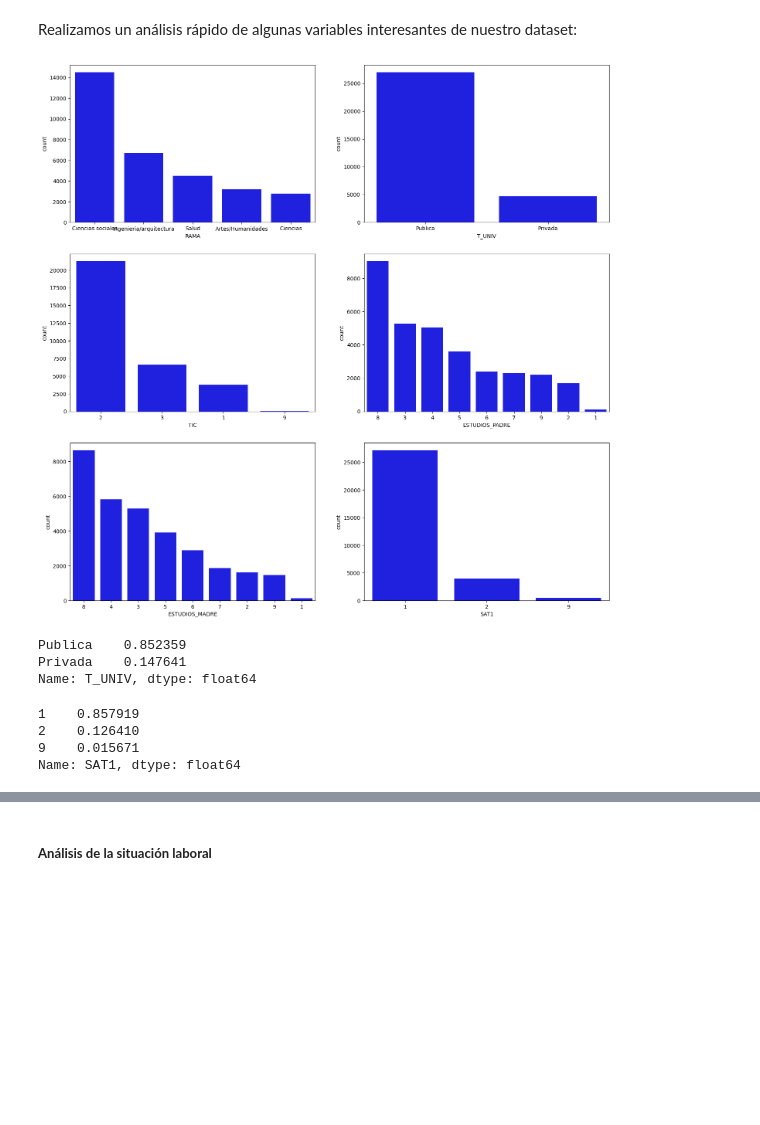
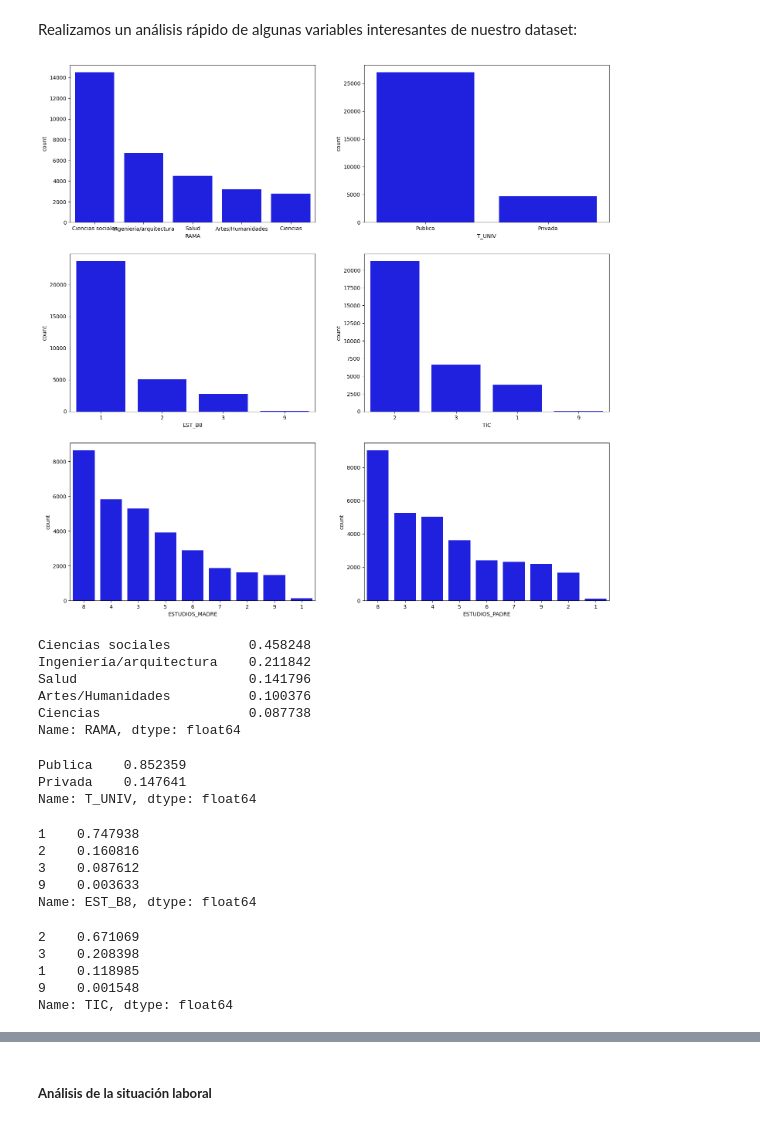
Before and after one commit to BeatrizGD/Students-Employability-Exploratory-Data-Analysis, a Jupyter notebook: src/main.ipynb, the cells around one changed output, grey strips where cells are left out. Cells and saved outputs as stored; diff of their text form; code cells hidden in the pictures; blank space fills up the shorter version.

```diff
--- a/src/main.ipynb
+++ b/src/main.ipynb
@@ -84,7 +84,7 @@ students= students[['IDENT','SEXO','EDAD','NACIO','TITU','RAMA','AMBITO','T_UNIV
                   'IDIOMA2','NIV_ID2','TIPOACREIDI2','TRBPRN1','TRBPRN2','TRINAC_D4',
                   'TRINAC_D5','TRINAC_D6','TRPARA_D5','TRPARA_D6','TRAC_D9','LUG_TRAB_PAIS','SIT_PRO','JORNADA','TR_TAM',
                   'TR_SUELDO','TR_D19','TR_D21', 'HL_E1','HL_E2','HL_E3','HL_E5','HATR_E11','HATR_E12','P_CONTI','PR_SIT_PR',
-                  'PR_JOR','PR_NIVEL','PR_AREA','PR_CONOC','PR_SUELDO','HATR_E27']]
+                  'PR_JOR','PR_NIVEL','PR_AREA','PR_CONOC','PR_SUELDO','HATR_E27', 'NOTRAB_BUS', 'NOTRAB_BUSM', 'NOTRAB_BUST','EST_B8']]
 # %%
 students
 # %% [output]
@@ -407,20 +414,29 @@ El **97.8%** de los graduados universitarios en el curso 2013-2014 tenían **nac
 Realizamos un análisis rápido de algunas variables interesantes de nuestro dataset:
 # %%
 fig, axes = plt.subplots(3, 2, figsize = (18, 18))
-sns.countplot(ax = axes[0, 0], x = 'RAMA', data = students, color = 'blue',  # NACIONALIDAD (1: Española)
+sns.countplot(ax = axes[0, 0], x = 'RAMA', data = students, color = 'blue',  # RAMA
               order = students['RAMA'].value_counts().index);
-sns.countplot(ax = axes[0, 1], x = 'T_UNIV', data = students, color = 'blue',  # RAMA
+sns.countplot(ax = axes[0, 1], x = 'T_UNIV', data = students, color = 'blue',  # TIPO DE UNIVERSIDAD
               order = students['T_UNIV'].value_counts().index);
-sns.countplot(ax = axes[1, 0], x = 'TIC', data = students, color = 'blue',  # TIPO DE UNIVERSIDAD
+sns.countplot(ax = axes[1, 0], x = 'EST_B8', data = students, color = 'blue',  # MOTIVACIÓN POR LOS ESTUDIOS
+              order = students['EST_B8'].value_counts().index);
+sns.countplot(ax = axes[1, 1], x = 'TIC', data = students, color = 'blue',  # FORMACIÓN EN TIC
               order = students['TIC'].value_counts().index);
-sns.countplot(ax = axes[1, 1], x = 'ESTUDIOS_PADRE', data = students, color = 'blue',  # SITUACIÓN LABORAL
+sns.countplot(ax = axes[2, 0], x = 'ESTUDIOS_MADRE', data = students, color = 'blue',  # ESTUDIOS MADRE
+              order = students['ESTUDIOS_MADRE'].value_counts().index);
+sns.countplot(ax = axes[2, 1], x = 'ESTUDIOS_PADRE', data = students, color = 'blue',  # ESTUDIOS PADRE
               order = students['ESTUDIOS_PADRE'].value_counts().index);
-sns.countplot(ax = axes[2, 0], x = 'ESTUDIOS_MADRE', data = students, color = 'blue',  # PRÁCTICAS EN EMPRESAS
-              order = students['ESTUDIOS_MADRE'].value_counts().index);
-sns.countplot(ax = axes[2, 1], x = 'SAT1', data = students, color = 'blue',  # SITUACIÓN PRIMER EMPLEO
-              order = students['SAT1'].value_counts().index);
 # %% [output]
-[figure, old version]
+[figure, new version]
+# %%
+students['RAMA'].value_counts(normalize=True)
+# %% [output]
+Ciencias sociales          0.458248
+Ingeniería/arquitectura    0.211842
+Salud                      0.141796
+Artes/Humanidades          0.100376
+Ciencias                   0.087738
+Name: RAMA, dtype: float64
 # %%
 students['T_UNIV'].value_counts(normalize=True)
 # %% [output]
@@ -428,9 +444,18 @@ Publica    0.852359
 Privada    0.147641
 Name: T_UNIV, dtype: float64
 # %%
-students['SAT1'].value_counts(normalize=True)
+students['EST_B8'].value_counts(normalize=True)
 # %% [output]
-1    0.857919
-2    0.126410
-9    0.015671
-Name: SAT1, dtype: float64
+1    0.747938
+2    0.160816
+3    0.087612
+9    0.003633
+Name: EST_B8, dtype: float64
+# %%
+students['TIC'].value_counts(normalize=True)
+# %% [output]
+2    0.671069
+3    0.208398
+1    0.118985
+9    0.001548
+Name: TIC, dtype: float64
```
Also changed, not shown: parts of 79 cells of this notebook, 1 other file.
